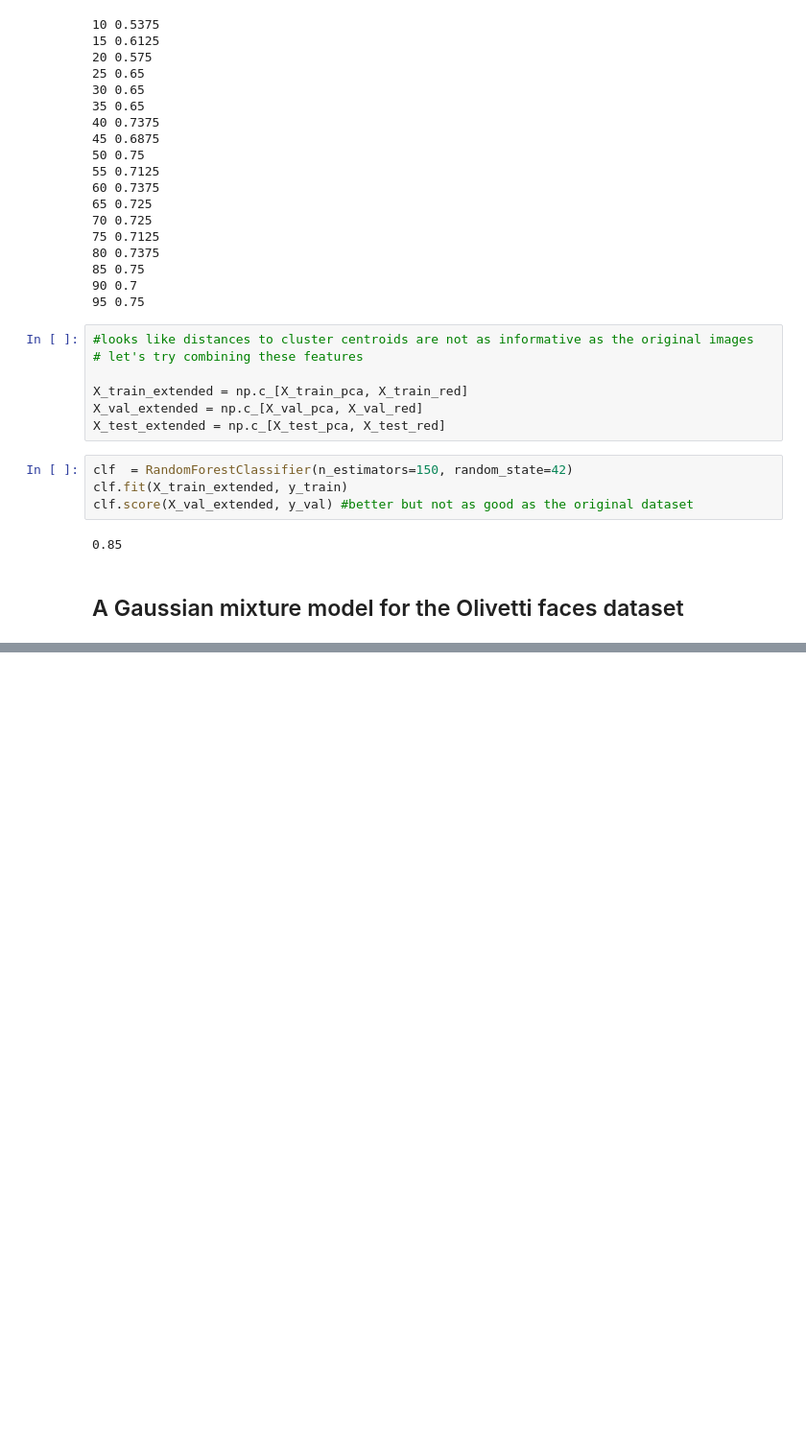
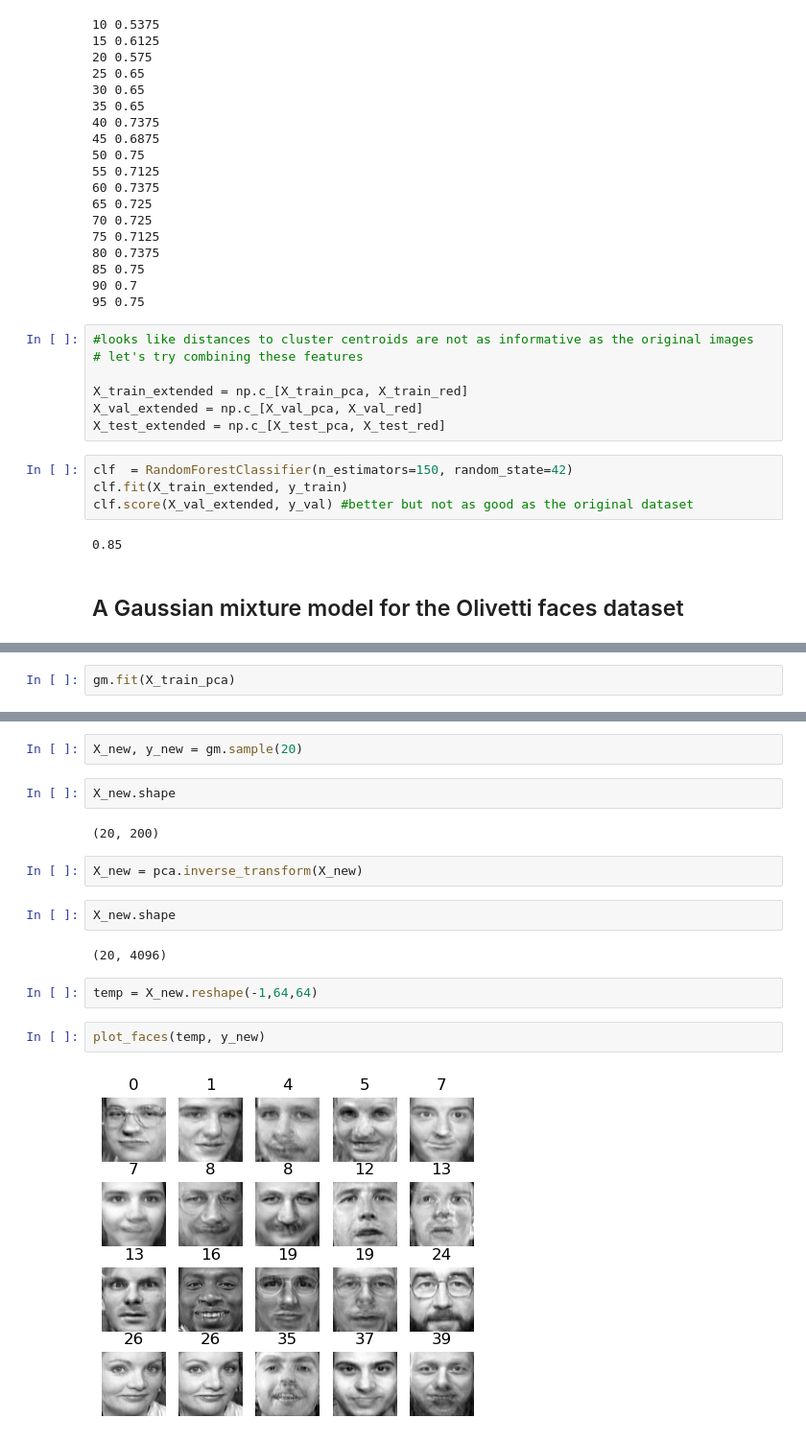
Before and after one commit to AshishKakran/learn-ML, a Jupyter notebook: face_similiarity.ipynb, the cells around one changed output, grey strips where cells are left out. Shown at 96% size. Cells and saved outputs as stored; diff of their text form; blank space fills up the shorter version.

Commit message:
finish face similarity application

```diff
--- a/face_similiarity.ipynb
+++ b/face_similiarity.ipynb
@@ -276,0 +299,2 @@ clf.score(X_val_extended, y_val) #better but not as good as the original dataset
+# %%
+gm.fit(X_train_pca)
@@ -276,0 +328,18 @@ clf.score(X_val_extended, y_val) #better but not as good as the original dataset
+# %%
+X_new, y_new = gm.sample(20)
+# %%
+X_new.shape
+# %% [output]
+(20, 200)
+# %%
+X_new = pca.inverse_transform(X_new)
+# %%
+X_new.shape
+# %% [output]
+(20, 4096)
+# %%
+temp = X_new.reshape(-1,64,64)
+# %%
+plot_faces(temp, y_new)
+# %% [output]
+[figure, added]
```
Also changed, not shown: parts of 19 cells of this notebook, 1 other file.
